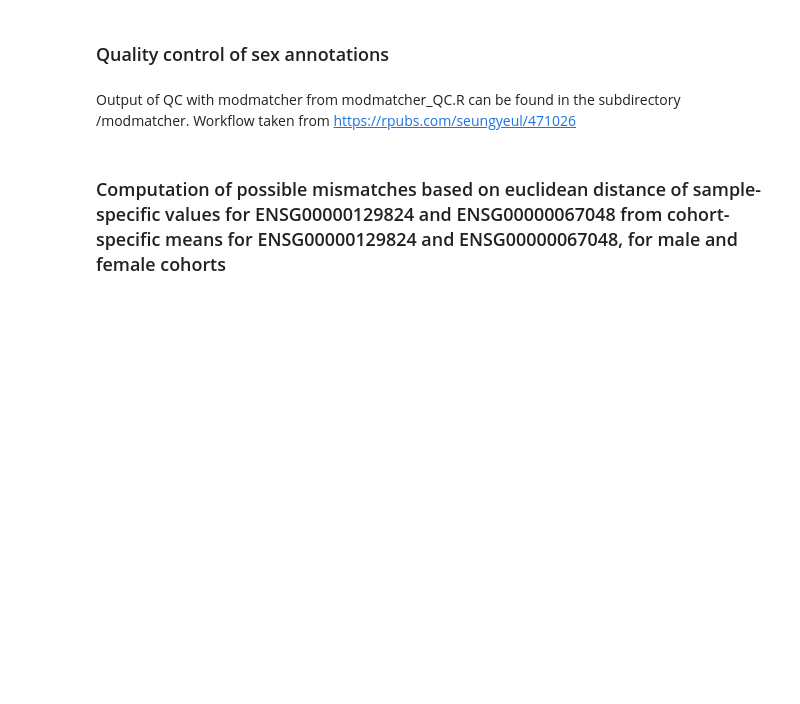
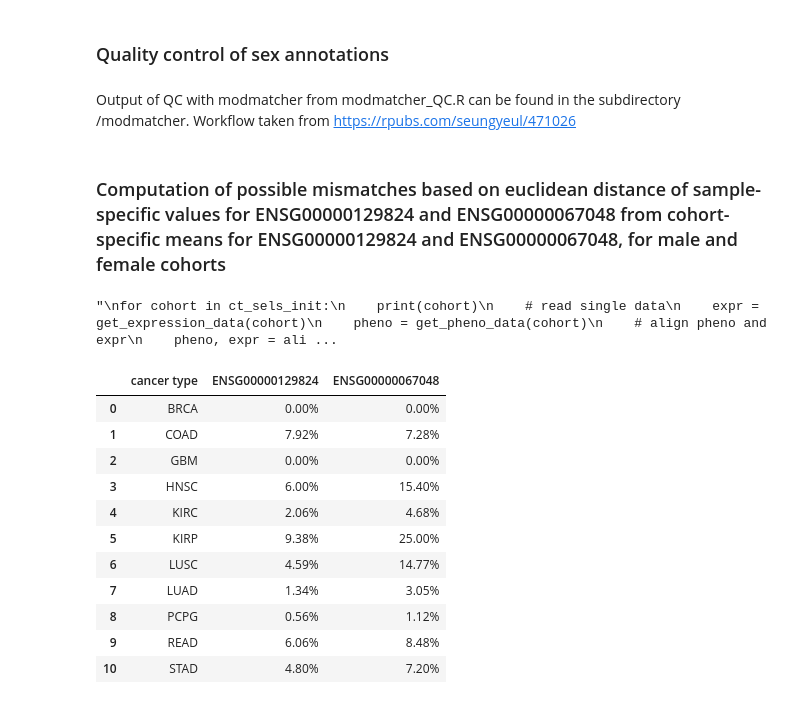
Before and after one commit to bionetslab/grn-confounders, a Jupyter notebook: results/annotation_QC.ipynb, the cells around one changed output. Drawn from its saved outputs; the diff is of its cells as text; code cells hidden in the pictures; blank space fills up the shorter version.

Commit message:
add LUAD cohort

```diff
--- a/results/annotation_QC.ipynb
+++ b/results/annotation_QC.ipynb
@@ -56,4 +56,59 @@ def get_pheno_data(cohort):
     return pheno_data
 # %% [markdown]
 ### Computation of possible mismatches based on euclidean distance of sample-specific values for ENSG00000129824 and ENSG00000067048 from cohort-specific means for ENSG00000129824 and ENSG00000067048, for male and female cohorts
+# %%
+# only run once
+"""
+for cohort in ct_sels_init:
+    print(cohort)
+    # read single data
+    expr = get_expression_data(cohort)
+    pheno = get_pheno_data(cohort)
+    # align pheno and expr
+    pheno, expr = align(pheno, expr)
+    expr = expr[genes]
+    pheno = pheno[pheno['gender.demographic'].notna()]
+    pheno_data = pheno[pheno['gender.demographic'] != 'not reported']
+    expr = pd.merge(expr, pheno['gender.demographic'], left_index=True, right_index=True)
+    expr.to_csv(os.path.join(os.getcwd(), 'modmatcher_data', f'{cohort}_merged.csv'))
+"""
+# %% [output]
+"\nfor cohort in ct_sels_init:\n    print(cohort)\n    # read single data\n    expr = get_expression_data(cohort)\n    pheno = get_pheno_data(cohort)\n    # align pheno and expr\n    pheno, expr = ali ...
+# %%
+sep = pd.DataFrame(columns=['cancer type', f'{genes[0]}', f'{genes[1]}'])
+i = 0
+for cohort in ct_sels_init:
+    expr = pd.read_csv(os.path.join(os.getcwd(), 'modmatcher_data', f'{cohort}_merged.csv'), index_col='submitter_id.samples', header=0)
+
+    mean_m = expr[expr['gender.demographic'] == 'male'][genes[0]].mean()
+    mean_f = expr[expr['gender.demographic'] == 'female'][genes[0]].mean()
+    expr['dist_f_0'] = expr.apply(lambda x: abs(np.array(x[genes[0]]) - mean_f), axis=1)
+    expr['dist_m_0'] = expr.apply(lambda x: abs(np.array(x[genes[0]]) - mean_m), axis=1)
+    expr['mismatch_0'] = ((expr['dist_m_0']<expr['dist_f_0']) & (expr['gender.demographic'] == 'female')) | ((expr['dist_f_0']<expr['dist_m_0']) & (expr['gender.demographic'] == 'male'))
+
+    mean_m = expr[expr['gender.demographic'] == 'male'][genes[1]].mean()
+    mean_f = expr[expr['gender.demographic'] == 'female'][genes[1]].mean()
+    expr['dist_f_1'] = expr.apply(lambda x: abs(np.array(x[genes[1]]) - mean_f), axis=1)
+    expr['dist_m_1'] = expr.apply(lambda x: abs(np.array(x[genes[1]]) - mean_m), axis=1)
+    expr['mismatch_1'] = ((expr['dist_m_1']<expr['dist_f_1']) & (expr['gender.demographic'] == 'female')) | ((expr['dist_f_1']<expr['dist_m_1']) & (expr['gender.demographic'] == 'male'))
+
+    sep = sep.append({'cancer type': cohort, genes[0]: len(expr[expr['mismatch_0']])/len(expr), genes[1]: len(expr[expr['mismatch_1']])/len(expr)}, ignore_index=True)
+# %%
+sep.style.format({
+    genes[0]: '{:,.2%}'.format,
+    genes[1]: '{:,.2%}'.format
+})
+# %% [output]
+|  | cancer type | ENSG00000129824 | ENSG00000067048 |
+| 0 | BRCA | 0.00% | 0.00% |
+| 1 | COAD | 7.92% | 7.28% |
+| 2 | GBM | 0.00% | 0.00% |
+| 3 | HNSC | 6.00% | 15.40% |
+| 4 | KIRC | 2.06% | 4.68% |
+| 5 | KIRP | 9.38% | 25.00% |
+| 6 | LUSC | 4.59% | 14.77% |
+| 7 | LUAD | 1.34% | 3.05% |
+| 8 | PCPG | 0.56% | 1.12% |
+| 9 | READ | 6.06% | 8.48% |
+| 10 | STAD | 4.80% | 7.20% |
 # %%
```
Also changed, not shown: parts of 3 cells of this notebook.
